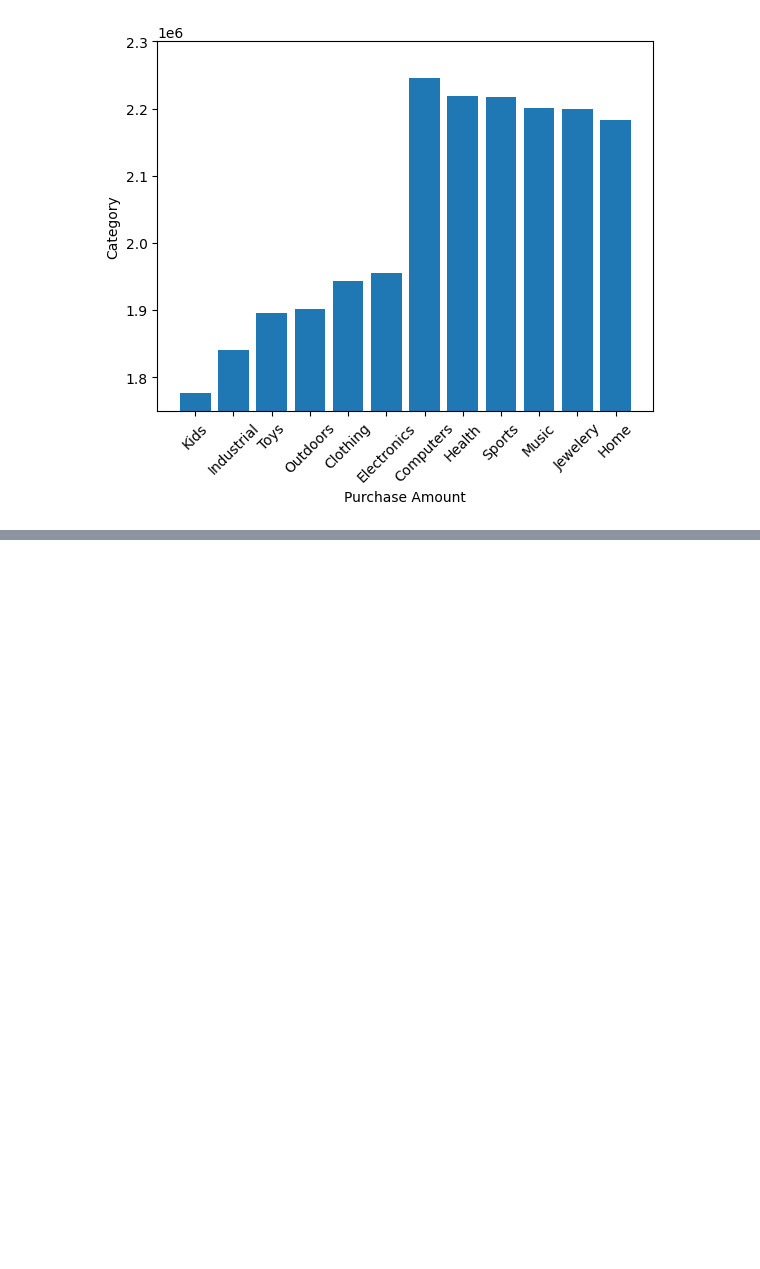
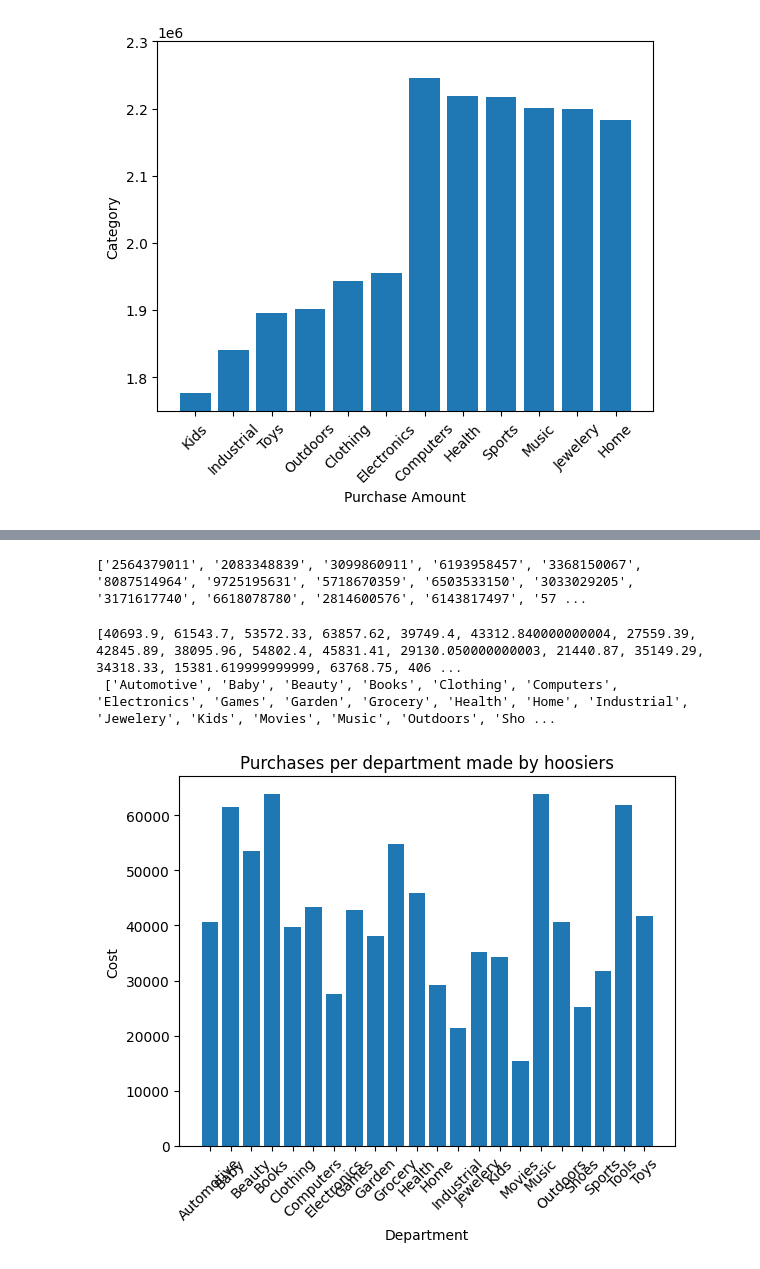
Before and after one commit to ElidaDev/AllLangs-Eli, a Jupyter notebook: Data/BellRingers/Untitled.ipynb, the cells around one changed output, grey strips where cells are left out. Drawn from its saved outputs; the diff is of its cells as text; code cells hidden in the pictures; blank space fills up the shorter version.

```diff
--- a/Data/BellRingers/Untitled.ipynb
+++ b/Data/BellRingers/Untitled.ipynb
@@ -184,0 +187,10 @@ print(len(visas))
+# %%
+print(phoneNumbers)
+# %% [output]
+['2564379011', '2083348839', '3099860911', '6193958457', '3368150067', '8087514964', '9725195631', '5718670359', '6503533150', '3033029205', '3171617740', '6618078780', '2814600576', '6143817497', '57 ...
+# %%
+df = pd.read_csv("Data/EstoreData.csv")
+pattern = r"^(0|192|127|255)\."
+
+df = df[~df["ip"].str.match(pattern)]
+df = df[df["state"].isin(["Indiana"])]
@@ -184,0 +205,2 @@ print(len(visas))
+# %%
+spendingsDf = df.groupby('department')['cost'].sum().reset_index()
@@ -184,0 +215,14 @@ print(len(visas))
+# %%
+print(costs,"\n",depts)
+# %% [output]
+[40693.9, 61543.7, 53572.33, 63857.62, 39749.4, 43312.840000000004, 27559.39, 42845.89, 38095.96, 54802.4, 45831.41, 29130.050000000003, 21440.87, 35149.29, 34318.33, 15381.619999999999, 63768.75, 406 ...
+ ['Automotive', 'Baby', 'Beauty', 'Books', 'Clothing', 'Computers', 'Electronics', 'Games', 'Garden', 'Grocery', 'Health', 'Home', 'Industrial', 'Jewelery', 'Kids', 'Movies', 'Music', 'Outdoors', 'Sho ...
+# %%
+plt.bar(depts,costs)
+plt.title("Purchases per department made by hoosiers")
+plt.ylabel("Cost")
+plt.xlabel("Department")
+plt.xticks(rotation=45)
+plt.show()
+# %% [output]
+[figure, added]
```
Also changed, not shown: parts of 20 cells of this notebook, 6 other files.
